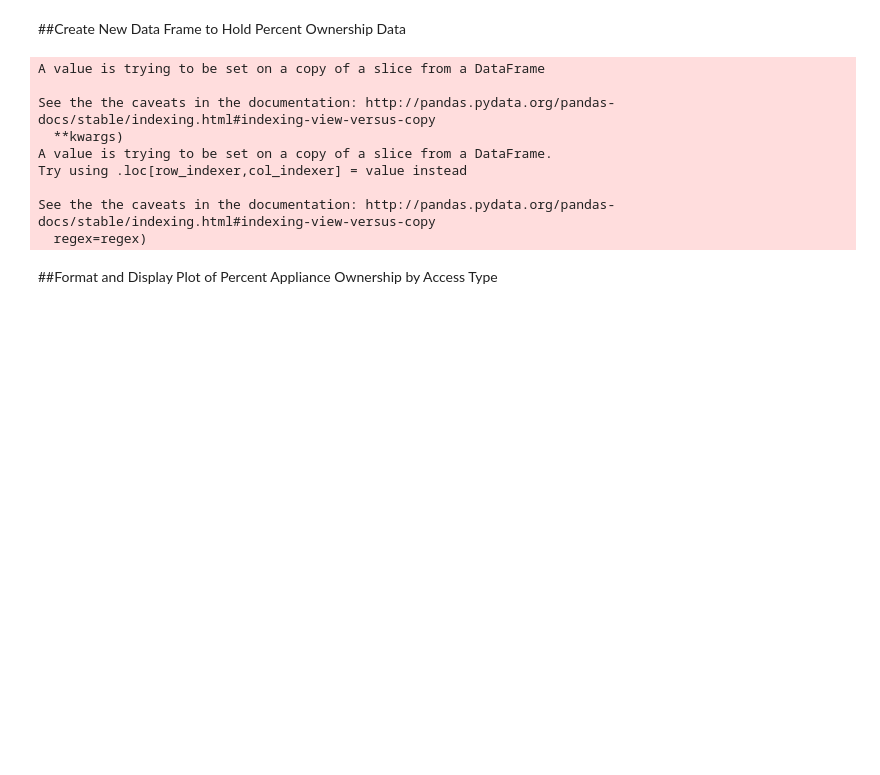
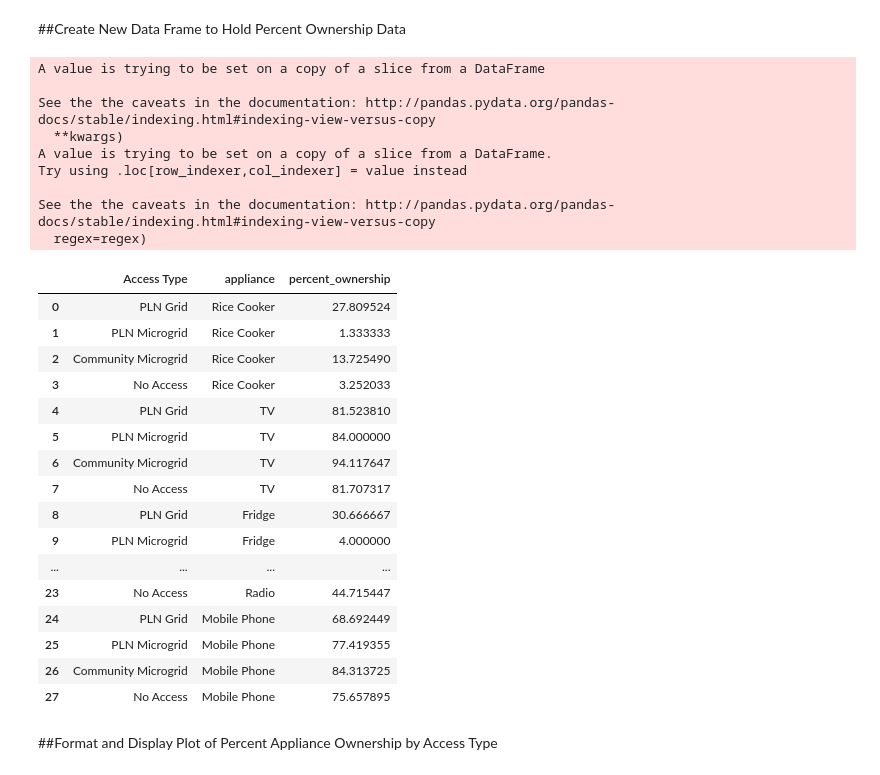
Before and after one commit to fionahz/sentani-labbook, a Jupyter notebook: 2015-08-03_Percent_Appliance_Ownership_by_Access_Type.ipynb, the cells around one changed output. Drawn from its saved outputs; the diff is of its cells as text; code cells hidden in the pictures; blank space fills up the shorter version.

```diff
--- a/2015-08-03_Percent_Appliance_Ownership_by_Access_Type.ipynb
+++ b/2015-08-03_Percent_Appliance_Ownership_by_Access_Type.ipynb
@@ -50,33 +50,51 @@ household_survey.replace(to_replace = {'Access Type': {'PLN_grid': 'PLN Grid',
                                                        'PLN_microgrid': 'PLN Microgrid',
                                                        'no_access': 'No Access'}},inplace = True)
 
 hh_series = pd.value_counts(household_survey['village_name'])
 
 app_series = ['Rice Cooker','TV','Fridge','Fan','Lighting','Radio','Mobile Phone']
 
 pao_ls = []
 
 for aps in app_series:
 
     at_series = ['PLN Grid','PLN Microgrid','Community Microgrid','No Access']
     temp_app_df = pd.crosstab(household_survey['Access Type'],household_survey[aps])
 
     for ats in at_series:
         percent_ownership = (temp_app_df[1.0][ats]/(temp_app_df[1.0][ats] + temp_app_df[0.0][ats])) * 100
         pao_ls.append({'Access Type':ats,'appliance':aps,'percent_ownership':percent_ownership})
 
 
 pao_df = pd.DataFrame(pao_ls)
+pao_df
 # %% [output]
 A value is trying to be set on a copy of a slice from a DataFrame
 
 See the the caveats in the documentation: http://pandas.pydata.org/pandas-docs/stable/indexing.html#indexing-view-versus-copy
   **kwargs)
 A value is trying to be set on a copy of a slice from a DataFrame.
 Try using .loc[row_indexer,col_indexer] = value instead
 
 See the the caveats in the documentation: http://pandas.pydata.org/pandas-docs/stable/indexing.html#indexing-view-versus-copy
   regex=regex)
+|  | Access Type | appliance | percent_ownership |
+| 0 | PLN Grid | Rice Cooker | 27.809524 |
+| 1 | PLN Microgrid | Rice Cooker | 1.333333 |
+| 2 | Community Microgrid | Rice Cooker | 13.725490 |
+| 3 | No Access | Rice Cooker | 3.252033 |
+| 4 | PLN Grid | TV | 81.523810 |
+| 5 | PLN Microgrid | TV | 84.000000 |
+| 6 | Community Microgrid | TV | 94.117647 |
+| 7 | No Access | TV | 81.707317 |
+| 8 | PLN Grid | Fridge | 30.666667 |
+| 9 | PLN Microgrid | Fridge | 4.000000 |
+| ... | ... | ... | ... |
+| 23 | No Access | Radio | 44.715447 |
+| 24 | PLN Grid | Mobile Phone | 68.692449 |
+| 25 | PLN Microgrid | Mobile Phone | 77.419355 |
+| 26 | Community Microgrid | Mobile Phone | 84.313725 |
+| 27 | No Access | Mobile Phone | 75.657895 |
 # %% [markdown]
 ##Format and Display Plot of Percent Appliance Ownership by Access Type
 # %%
```
Also changed, not shown: parts of 1 cell of this notebook, 8 other files.
